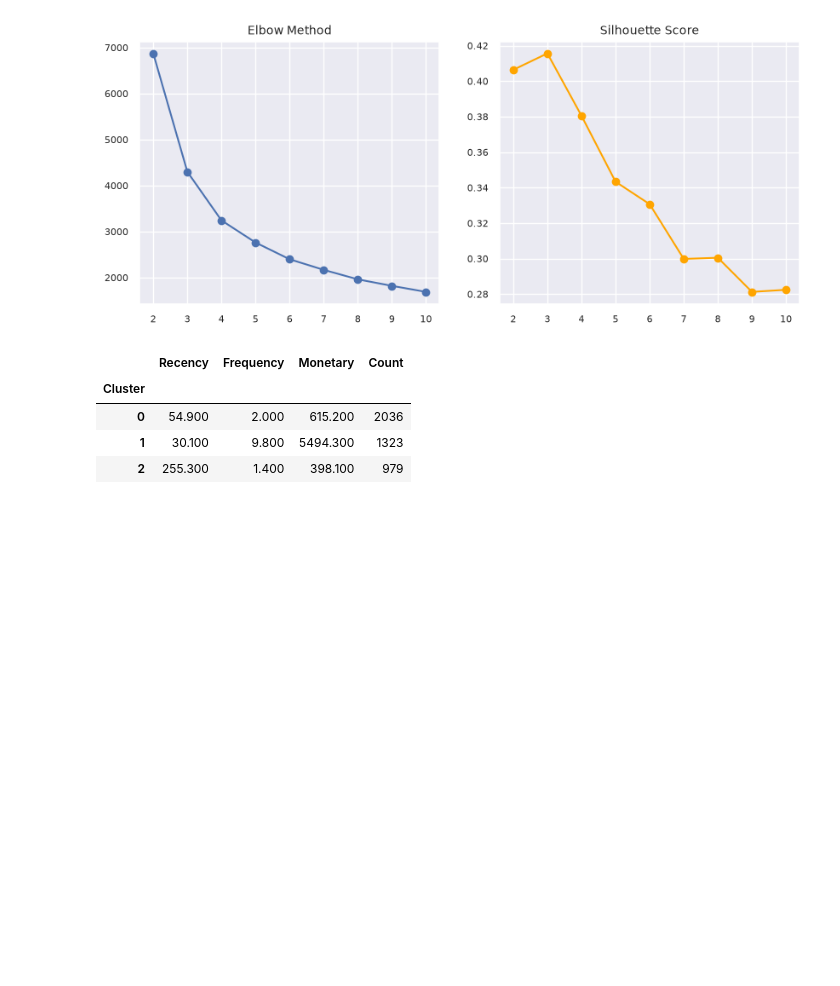
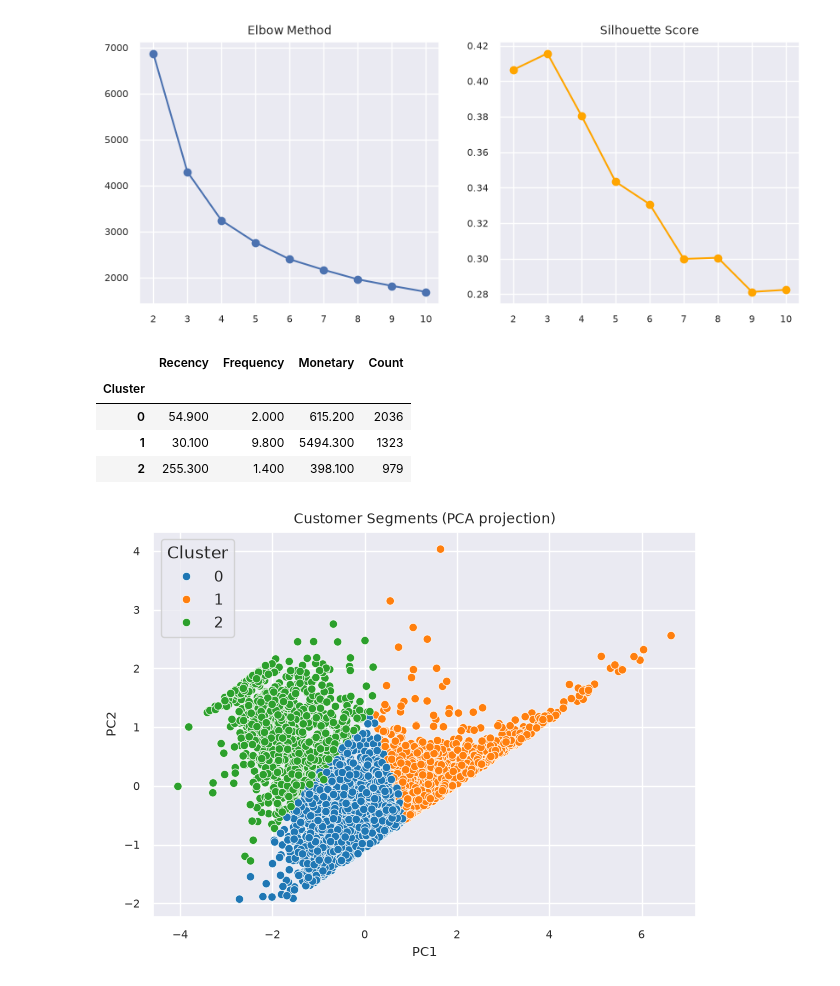
Before and after one commit to kaflebiplob/machine_learning_practice, a Jupyter notebook: unsupervised_notebooks/customer_segmentation.ipynb, the cells around one changed output. Cells and saved outputs as stored; diff of their text form; code cells hidden in the pictures; blank space fills up the shorter version.

```diff
--- a/unsupervised_notebooks/customer_segmentation.ipynb
+++ b/unsupervised_notebooks/customer_segmentation.ipynb
@@ -171,3 +171,16 @@ cluster_profile
 | 0 | 54.900 | 2.000 | 615.200 | 2036 |
 | 1 | 30.100 | 9.800 | 5494.300 | 1323 |
 | 2 | 255.300 | 1.400 | 398.100 | 979 |
+# %%
+from sklearn.decomposition import PCA
+
+pca = PCA(n_components=2, random_state=RANDOM_STATE)
+pca_result = pca.fit_transform(rfm_scaled)
+rfm['PC1'], rfm['PC2'] = pca_result[:, 0], pca_result[:, 1]
+
+plt.figure(figsize=(7, 5))
+sns.scatterplot(data=rfm, x='PC1', y='PC2', hue='Cluster', palette='tab10')
+plt.title('Customer Segments (PCA projection)')
+plt.show()
+# %% [output]
+[figure, added]
```
